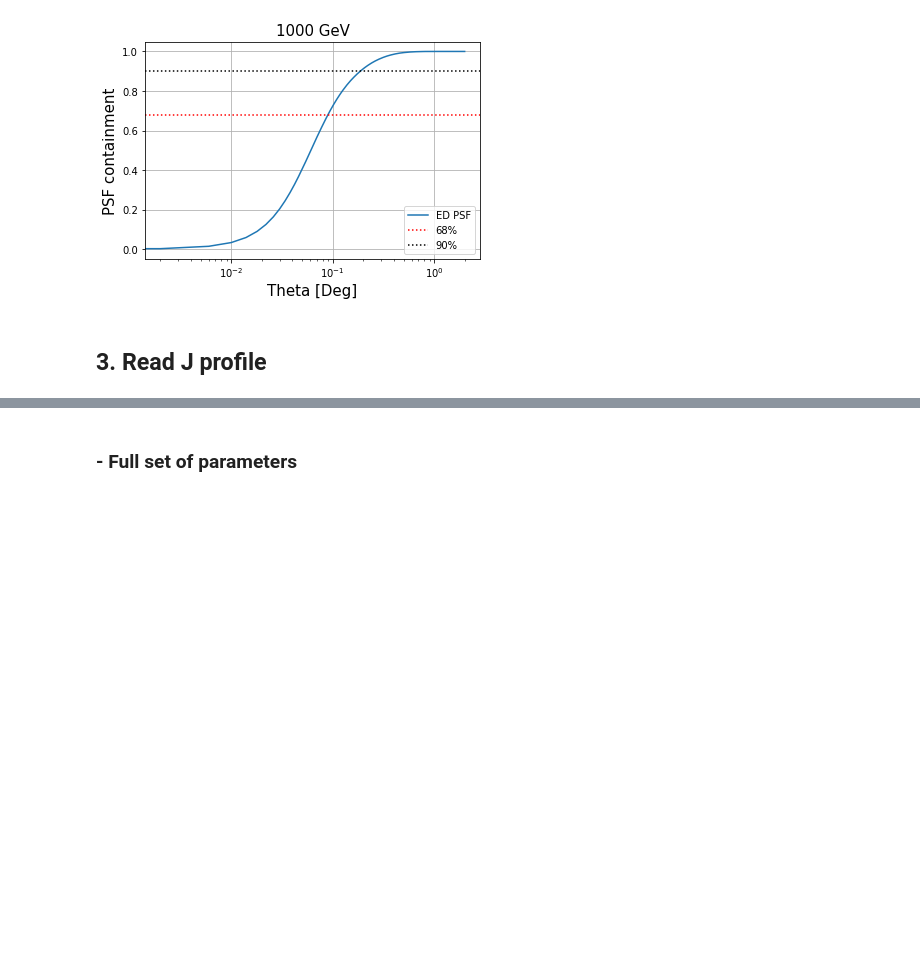
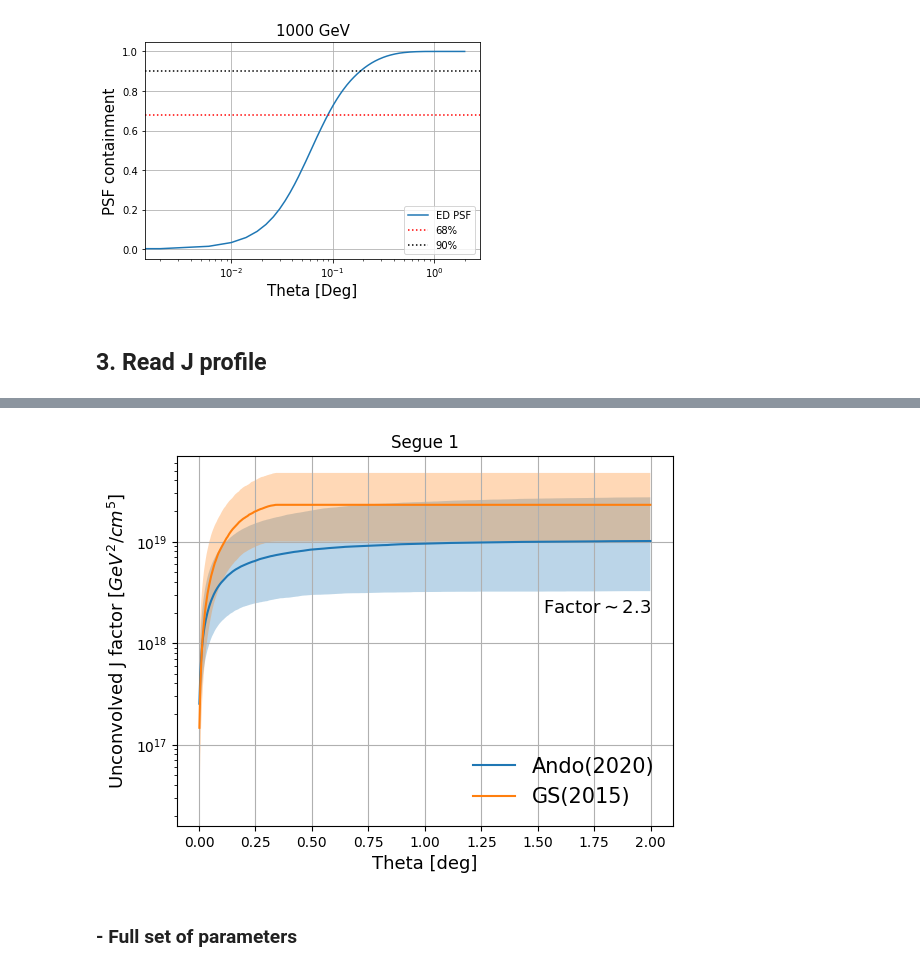
Before and after one commit to takdg123/dm_analysis, a Jupyter notebook: Tutorial_Step1_J_Profile.ipynb, the cells around one changed output, grey strips where cells are left out. Cells and saved outputs as stored; diff of their text form; code cells hidden in the pictures; blank space fills up the shorter version.

```diff
--- a/Tutorial_Step1_J_Profile.ipynb
+++ b/Tutorial_Step1_J_Profile.ipynb
@@ -87,3 +190,18 @@ Row index=54
+# %%
+plt.plot(g_perc[:,0],g_perc[:,1], label="Ando(2020)")
+plt.fill_between(g_perc[:,0],g_perc[:,2], g_perc[:,3], alpha=0.3)
+plt.plot(g_perc_g[:,0],g_perc_g[:,1], label="GS(2015)")
+plt.fill_between(g_perc_g[:,0],g_perc_g[:,2], g_perc_g[:,3], alpha=0.3)
+plt.yscale("log")
+plt.grid()
+plt.legend(loc=4, frameon=False, fontsize=15)
+plt.xlabel("Theta [deg]", fontsize=13)
+plt.ylabel(r"Unconvolved J factor [$GeV^2/cm^5$]", fontsize=13)
+plt.text(2, 2e18, r"Factor$\sim$2.3", ha="right", fontsize=13)
+plt.title("Segue 1")
+plt.savefig("Segue_1_comp.pdf")
+# %% [output]
+[figure, added]
 # %% [markdown]
 ### - Full set of parameters
 # %% [markdown]
```
Also changed, not shown: parts of 9 cells of this notebook, 28 other files.
